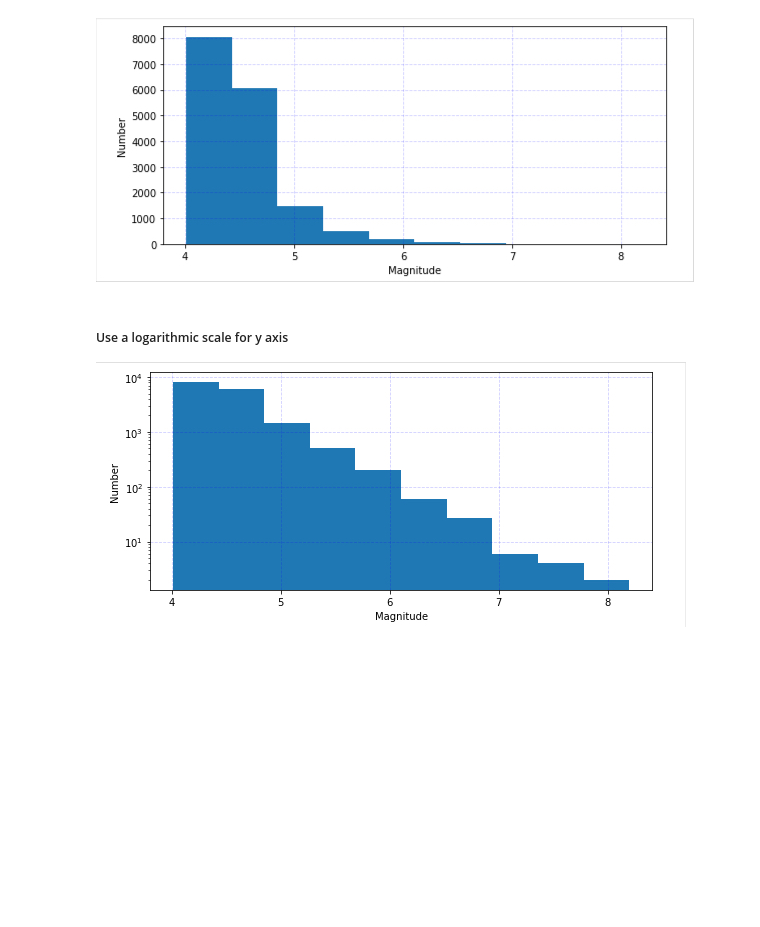
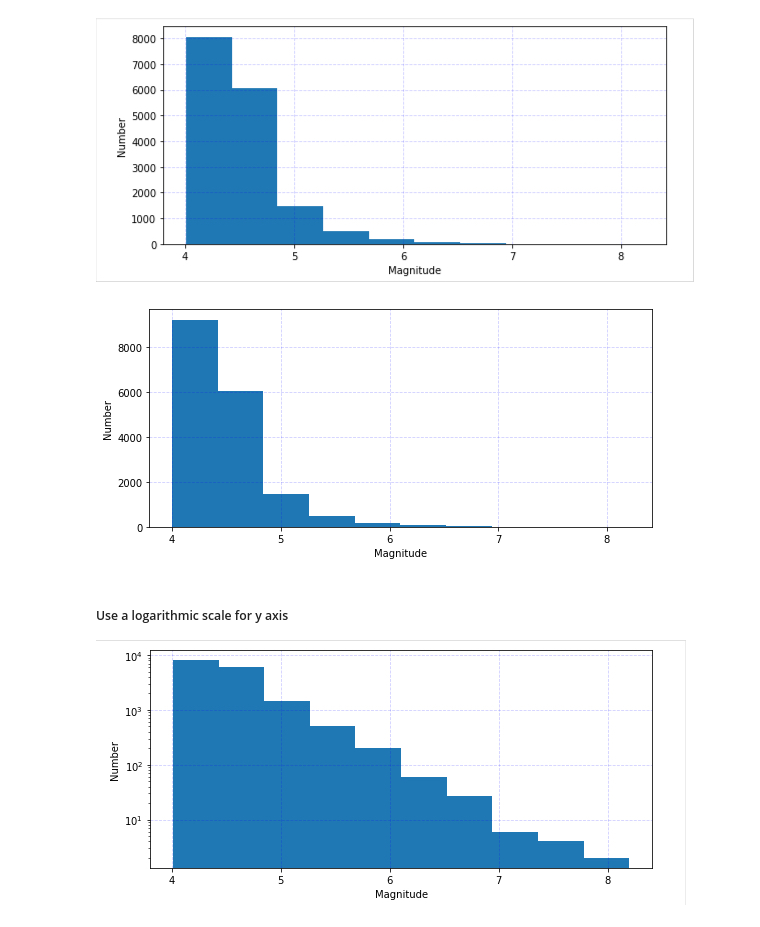
Before and after one commit to fredlardet/2022_Intro_Python, a Jupyter notebook: Exercises/W3_S1.ipynb, the cells around one changed output. Saved outputs shown, nothing was run; the diff lists cells and outputs as text; code cells hidden in the pictures; blank space fills up the shorter version.

```diff
--- a/Exercises/W3_S1.ipynb
+++ b/Exercises/W3_S1.ipynb
@@ -294,12 +294,14 @@ Hint: `Pandas` has a histogram function documented [at this link](https://pandas
 # %% [markdown]
 ![aaaaa8.jpg](embedded-picture-1)
 # %%
-fig,ax = plt.subplots(figsize=(9,4))
+fig,ax1 = mp.subplots(figsize=(9,4))
 # Make the histogram
-____.__.____
-__.__________('Magnitude') # X axis label
-__._______('Number') # Y axis label
-__._____(alpha=0.2,c='b',ls='--')
+mp.hist(df_filtered['mag']) # We calculate the histogramme on the filtered data and not on the top 5
+mp.xlabel('Magnitude') # X axis label
+mp.ylabel('Number') # Y axis label
+mp.grid(alpha=0.2,c='b',ls='--')
+# %% [output]
+[figure, added]
 # %% [markdown]
 ##### Use a logarithmic scale for y axis
 
```
Also changed, not shown: parts of 6 cells of this notebook.
